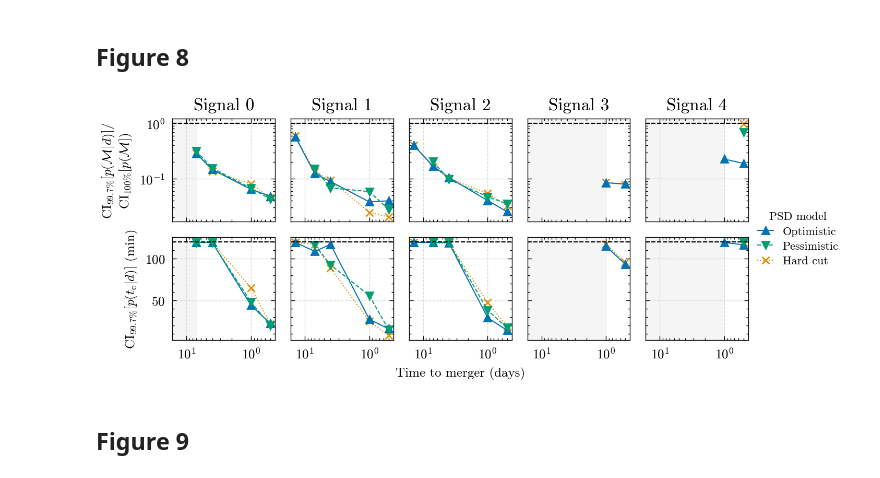
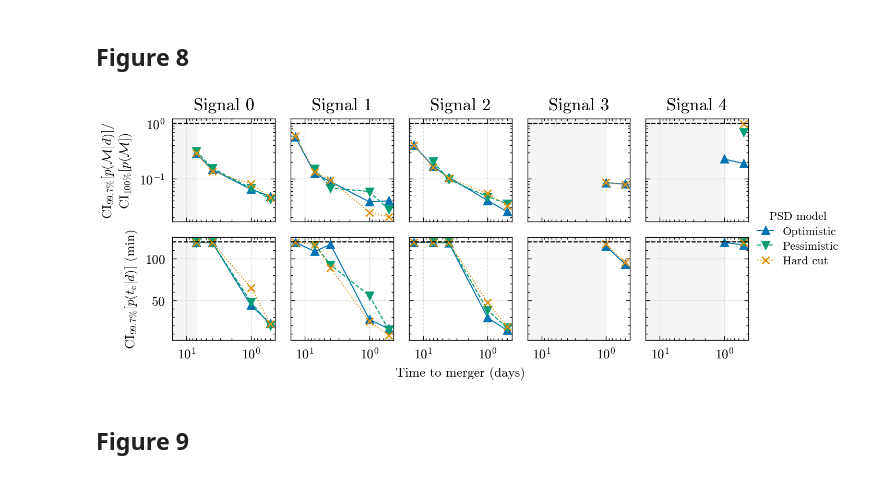
Before and after one commit to icg-gravwaves/lisa_premerger_paper, a Jupyter notebook: Parameter_Estimation/mass_tc_plots.ipynb, the cells around one changed output. Cells and saved outputs as stored; diff of their text form; code cells hidden in the pictures.

Commit message:
Update PE plots

```diff
--- a/Parameter_Estimation/mass_tc_plots.ipynb
+++ b/Parameter_Estimation/mass_tc_plots.ipynb
@@ -96,7 +96,10 @@ figsize[1] = 1.5 * figsize[1]
 fig, axs = plt.subplots(2, 5, sharex=True, sharey="row", figsize=figsize)
 for row_id, parameter in enumerate(parameters):
     for inj, inj_samples in posterior_samples.items():
-        for psd, psd_samples in inj_samples.items():
+        for psd in ['optimistic', 'pessimistic', 'cut']:
+            if psd not in inj_samples:
+                continue
+            psd_samples = inj_samples[psd]
             times = get_times_array(psd_samples.keys())
             quantiles = {}
             for time, samples in psd_samples.items():
@@ -136,34 +139,34 @@ for ax in [axs[0, 0], axs[1, 0]]:
     ylims = ax.get_ylim()
     ax.fill_between([7, xlims[0]], *ylims, color="whitesmoke", zorder=0)
     ax.set_xlim(xlims)
     ax.set_ylim(ylims)
 
 legend_handles = [
     Line2D(
         [0],
         [1],
         label=psd_labels[psd],
         ls=psd_ls[psd],
         marker=psd_markers[psd],
         c=psd_colours[psd]
     )
     for psd in psds
 ]
 fig.legend(
     handles=legend_handles,
     title="PSD model",
     loc="center",
     bbox_to_anchor=(1.05, 0.5),
     ncol=1
 )
 
 for i in range(5):
     axs[0, i].set_title(f"Signal {i}")
 
 plt.tight_layout()
 plt.show()
 # %% [output]
-[figure, old version]
+[figure, new version]
 # %% [markdown]
 ## Figure 9
 # %%
```
Also changed, not shown: 6 other files.
